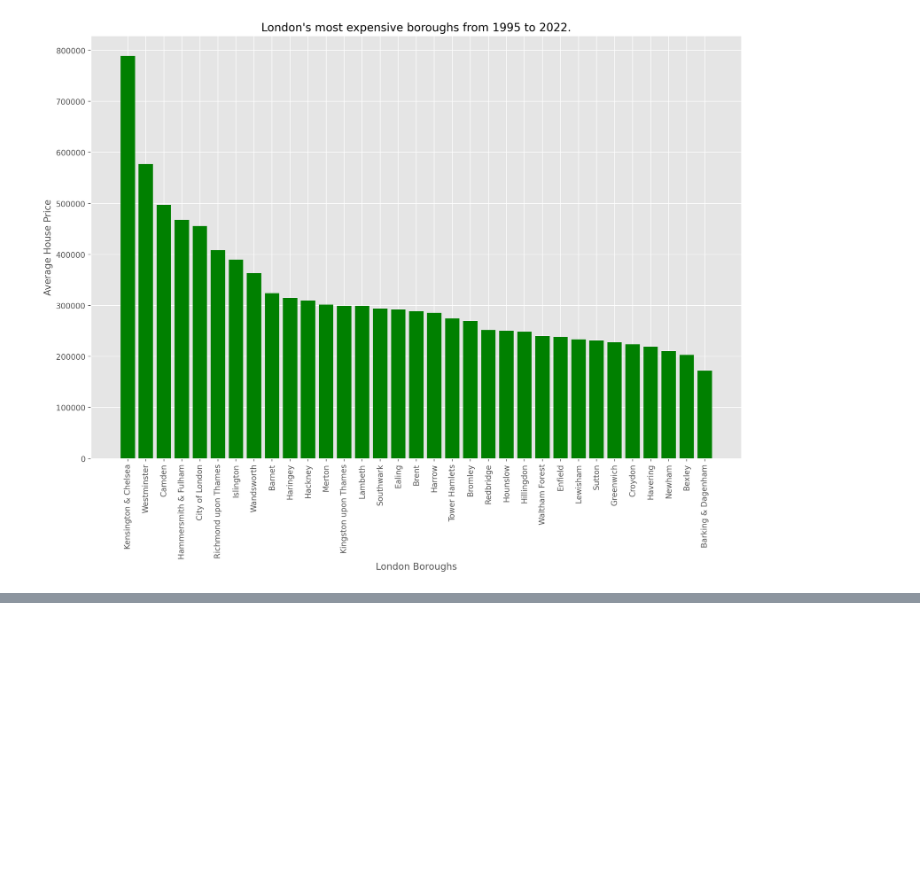
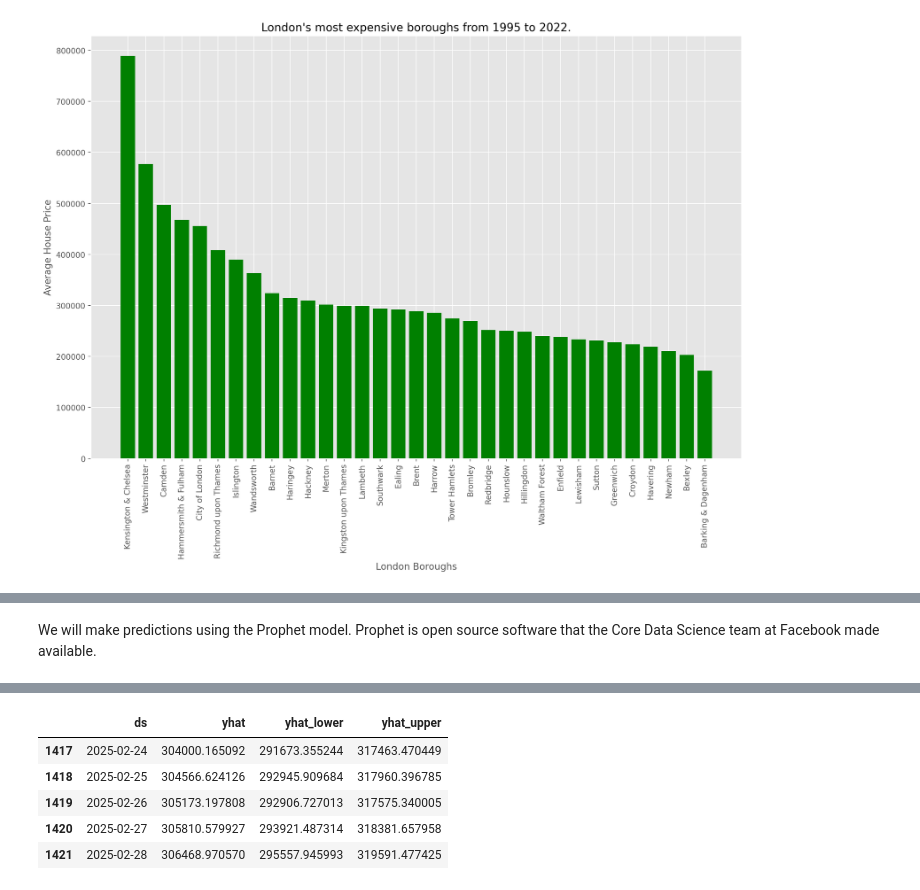
Before and after one commit to Ishwari-10/SDPA, a Jupyter notebook: Part 2/Re-sit part 2.ipynb, the cells around one changed output, grey strips where cells are left out. Saved outputs shown, nothing was run; the diff lists cells and outputs as text; code cells hidden in the pictures; blank space fills up the shorter version.

```diff
--- a/Part 2/Re-sit part 2.ipynb
+++ b/Part 2/Re-sit part 2.ipynb
@@ -389,0 +433,23 @@ plt.show()
+# %% [markdown]
+We will make predictions using the Prophet model. Prophet is open source software that the Core Data Science team at Facebook made available.
+# %%
+#The input to Prophet is always a dataframe with two columns: ds and y. Therefore, changing the variable names.
+model_df = england.rename(columns={'Date': 'ds', 'England': 'y'})
+
+# Initialise the model and make predictions
+m = Prophet()
+m.fit(model_df)
+
+#Below function returns a data frame that extends a specified number of days into the future.
+future = m.make_future_dataframe(periods=1095)
+
+#The predict method will assign a predicted value called yhat to each row in the future.
+forecast = m.predict(future)
+
+'''
+This is a  new dataframe that has a column yhat with the predicted values,
+Lower and upper bounds on the predicted values are denoted by the notations yhat_lower and yhat_upper, respectively.
+These notations indicate the degree of uncertainty associated with the forecast.
+'''
+forecast[['ds', 'yhat', 'yhat_lower', 'yhat_upper']].tail()
+# %% [output]
@@ -389,0 +458,6 @@ plt.show()
+|  | ds | yhat | yhat_lower | yhat_upper |
+| 1417 | 2025-02-24 | 304000.165092 | 291673.355244 | 317463.470449 |
+| 1418 | 2025-02-25 | 304566.624126 | 292945.909684 | 317960.396785 |
+| 1419 | 2025-02-26 | 305173.197808 | 292906.727013 | 317575.340005 |
+| 1420 | 2025-02-27 | 305810.579927 | 293921.487314 | 318381.657958 |
+| 1421 | 2025-02-28 | 306468.970570 | 295557.945993 | 319591.477425 |
```
Also changed, not shown: parts of 25 cells of this notebook.
